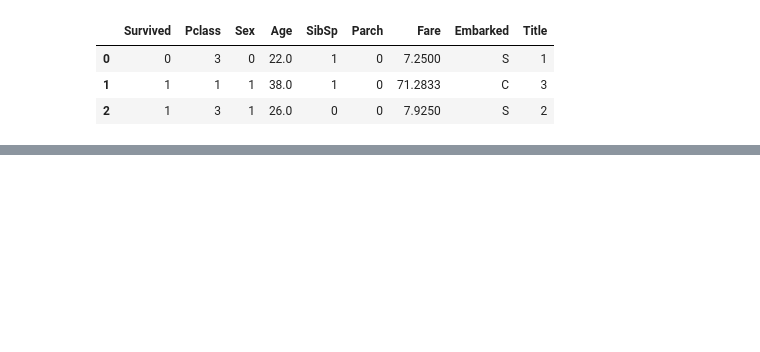
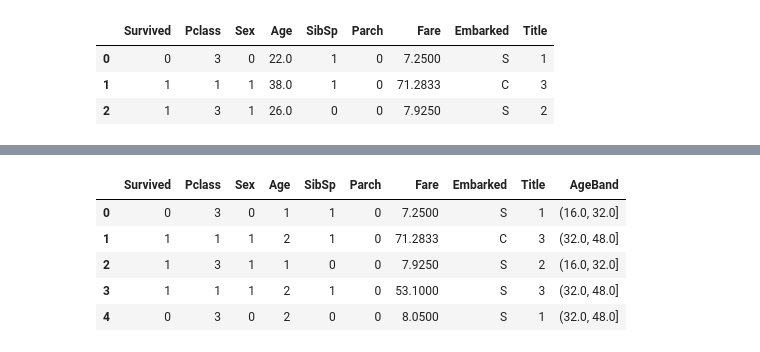
Before and after one commit to HwangHanJae/LearningNote, a Jupyter notebook: titanic_transcription2.ipynb, the cells around one changed output, grey strips where cells are left out. Saved outputs shown, nothing was run; the diff lists cells and outputs as text; code cells hidden in the pictures; blank space fills up the shorter version.

```diff
--- a/titanic_transcription2.ipynb
+++ b/titanic_transcription2.ipynb
@@ -348,0 +356,17 @@ train_df.head(3)
+# %%
+for dataset in combine:
+  for i in range(0,2): #Sex
+    for j in range(0,3): #Pclass
+      guess_df = dataset[(dataset['Sex'] == i) & (dataset['Pclass'] == j+1)]['Age'].dropna()
+
+      age_guess = guess_df.median()
+
+      guess_ages[i,j] = int(age_guess/0.5 + 0.5) * 0.5
+
+  for i in range(0,2):
+    for j in range(0,3):
+      dataset.loc[(dataset['Age'].isnull()) & (dataset['Sex']== i) & (dataset['Pclass']== j+1), 'Age'] = guess_ages[i,j]
+
+  dataset['Age'] = dataset['Age'].astype(int)
+
+train_df.head()
@@ -348,0 +380,4 @@ train_df.head(3)
+# %%
+train_df['AgeBand'] = pd.cut(train_df['Age'], 5)
+
+train_df[['AgeBand', 'Survived']].groupby(['AgeBand'], as_index=False).mean().sort_values(by="AgeBand", ascending=True)
@@ -348,0 +391,15 @@ train_df.head(3)
+# %%
+for dataset in combine:
+  dataset.loc[dataset['Age'] <= 16.0, "Age"] = 0 # 0~16
+  dataset.loc[(16 < dataset["Age"]) & (dataset['Age'] <= 32), "Age"] = 1 #17~32
+  dataset.loc[(32 < dataset["Age"]) & (dataset['Age'] <= 48), "Age"] = 2 #33~48
+  dataset.loc[(48 < dataset["Age"]) & (dataset['Age'] <= 64), "Age"] = 3 #49~64
+  dataset.loc[64 < dataset['Age'], "Age"] = 4 #65~
+train_df.head()
+# %% [output]
+|  | Survived | Pclass | Sex | Age | SibSp | Parch | Fare | Embarked | Title | AgeBand |
+| 0 | 0 | 3 | 0 | 1 | 1 | 0 | 7.2500 | S | 1 | (16.0, 32.0] |
+| 1 | 1 | 1 | 1 | 2 | 1 | 0 | 71.2833 | C | 3 | (32.0, 48.0] |
+| 2 | 1 | 3 | 1 | 1 | 0 | 0 | 7.9250 | S | 2 | (16.0, 32.0] |
+| 3 | 1 | 1 | 1 | 2 | 1 | 0 | 53.1000 | S | 3 | (32.0, 48.0] |
+| 4 | 0 | 3 | 0 | 2 | 0 | 0 | 8.0500 | S | 1 | (32.0, 48.0] |
```
Also changed, not shown: parts of 42 cells of this notebook.
